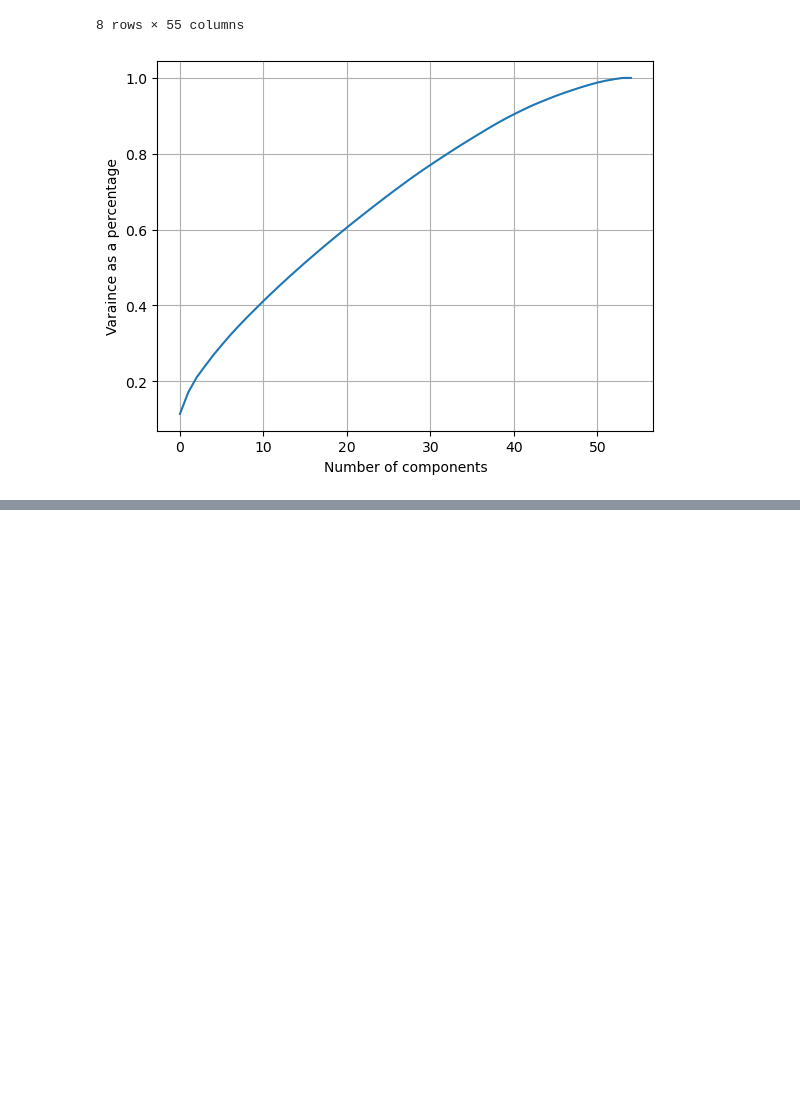
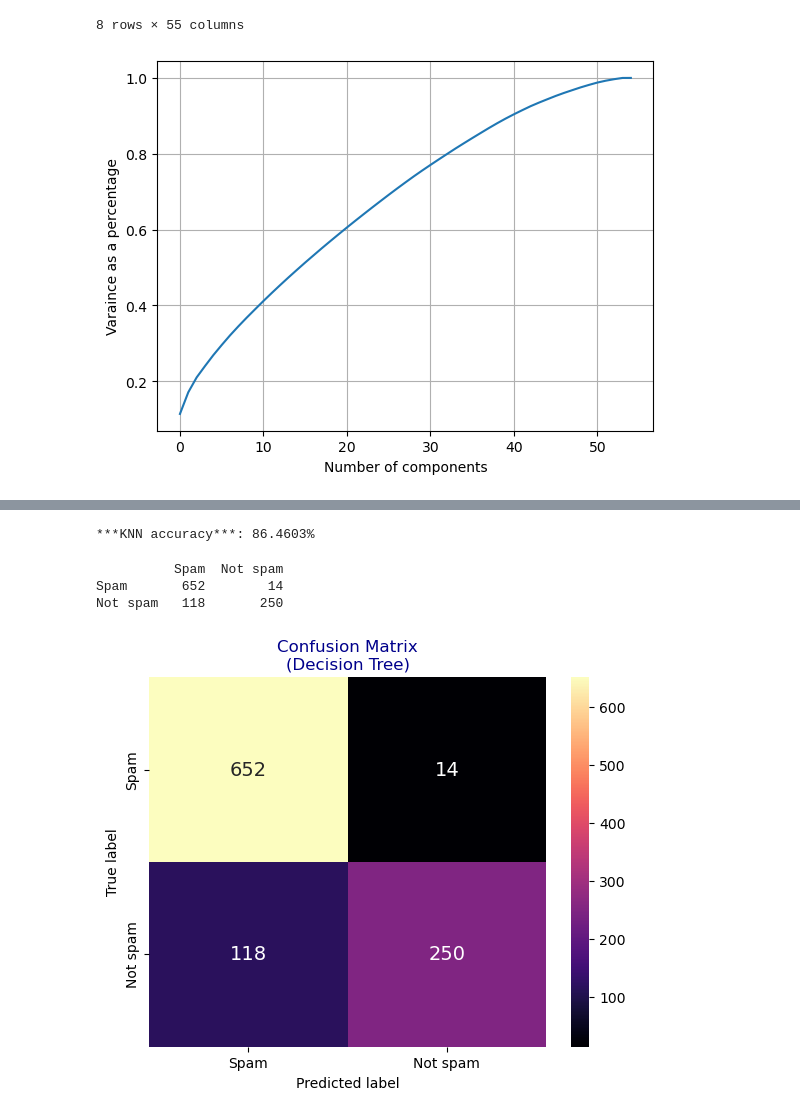
Before and after one commit to Sandushke/Machine-Learning-CW, a Jupyter notebook: Machine Learning CW/Spam email classification.ipynb, the cells around one changed output, grey strips where cells are left out. Cells and saved outputs as stored; diff of their text form; code cells hidden in the pictures; blank space fills up the shorter version.

```diff
--- a/Machine Learning CW/Spam email classification.ipynb
+++ b/Machine Learning CW/Spam email classification.ipynb
@@ -317,0 +420,32 @@ weighted avg       0.81      0.81      0.81      1151
+# %%
+# Getting the final acuaracy result of KNN without applying PCA
+knnTrainPred = knn.predict(XTest)
+accuracy = metrics.accuracy_score(yTest, knnTrainPred)
+print("***KNN accuracy***: {:.4%}".format(accuracy))
+# %% [output]
+***KNN accuracy***: 86.4603%
+# %%
+#Build the Decision Tree model
+dt = DecisionTreeClassifier(criterion='gini', max_depth=5)
+# %%
+#Prediction for DT
+dt.fit(XTrain, yTrain)
+DTyPredict = dt.predict(XTest)
+# %%
+#Confusionn matrix for DT without applying PCA
+matrix = pd.DataFrame((metrics.confusion_matrix(yTest, DTyPredict)), ('Spam', 'Not spam'), ('Spam', 'Not spam'))
+print(matrix)
+
+heatmap = sns.heatmap(matrix, annot = True, annot_kws = {'size': 14}, fmt = 'd', cmap = 'magma')
+heatmap.yaxis.set_ticklabels(heatmap.yaxis.get_ticklabels())
+heatmap.xaxis.set_ticklabels(heatmap.xaxis.get_ticklabels())
+
+plt.title('Confusion Matrix\n(Decision Tree)', color = 'darkblue')
+plt.ylabel('True label')
+plt.xlabel('Predicted label')
+plt.show()
+# %% [output]
+          Spam  Not spam
+Spam       652        14
+Not spam   118       250
+[figure, added]
```
Also changed, not shown: parts of 27 cells of this notebook.
